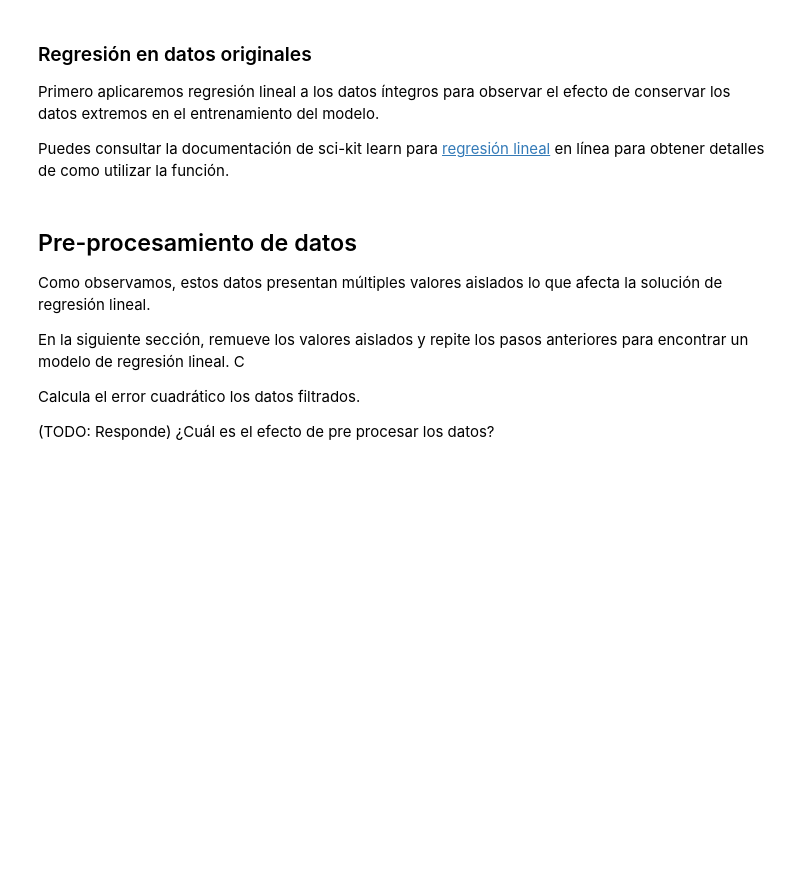
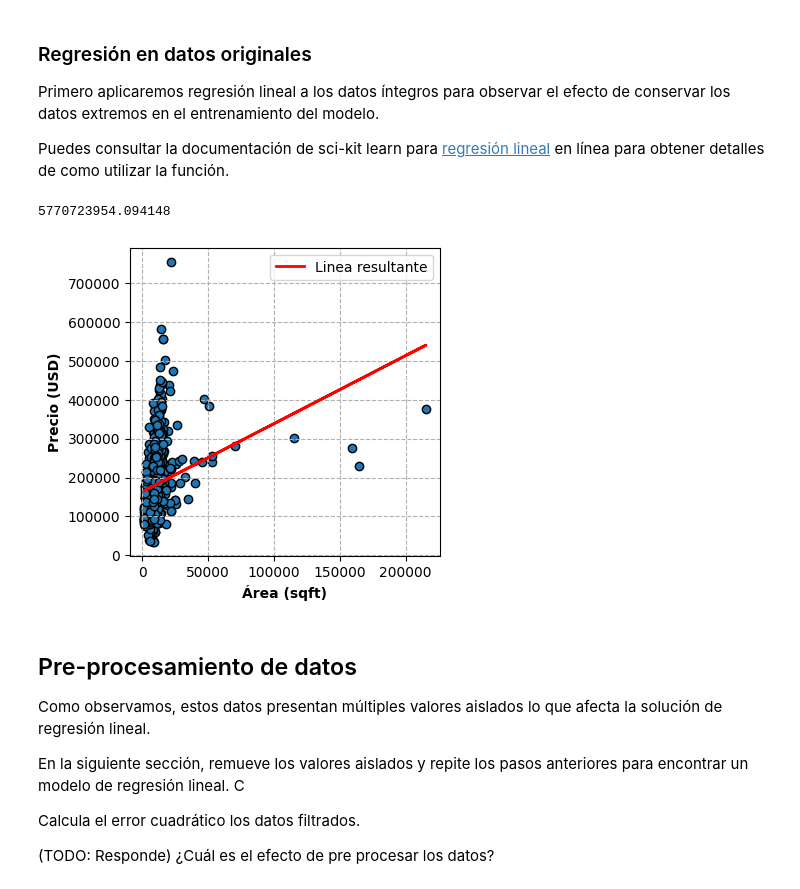
Before and after one commit to FranciscoDurazo/SI23_Peri_Co, a Jupyter notebook: ejercicio_1-LinearReg/linear_regression.ipynb, the cells around one changed output. Cells and saved outputs as stored; diff of their text form; code cells hidden in the pictures; blank space fills up the shorter version.

```diff
--- a/ejercicio_1-LinearReg/linear_regression.ipynb
+++ b/ejercicio_1-LinearReg/linear_regression.ipynb
@@ -177,21 +206,22 @@ Primero aplicaremos regresión lineal a los datos íntegros para observar el efe
 Puedes consultar la documentación de sci-kit learn para  [regresión lineal](https://scikit-learn.org/stable/modules/generated/sklearn.linear_model.LinearRegression.html) en línea para obtener detalles de como utilizar la función.
 # %%
 from sklearn.linear_model import LinearRegression
-X = X.reshape(-1, 1)
+
+X = X.reshape(-1, 1) #Solo para que pueda ser utilizado por el objeto model
+
 
 # TODO: Usas la funcion integrada de scikit learn para encontrar un modelo de regresión lineal que se ajuste a los datos de entrenamiento y obtén las predicciones
 
 
-# Graficamos los datos originales
-fig, ax = plot_data(X, y)
 # TODO: Grafica la linea resultante sobre los datos originales
-ax.plot(...)
 
-plt.legend()
 
-# TODO: calcula el error cuadrado promedio
-mean_error = ...
+# TODO: calcula el error cuadrado promedio *(usando el set de datos de validación)
+
 print(mean_error)
+# %% [output]
+5770723954.094148
+[figure, added]
 # %% [markdown]
 ## Pre-procesamiento de datos
 Como observamos, estos datos presentan múltiples valores aislados lo que afecta la solución de regresión lineal.
```
Also changed, not shown: parts of 10 cells of this notebook.
